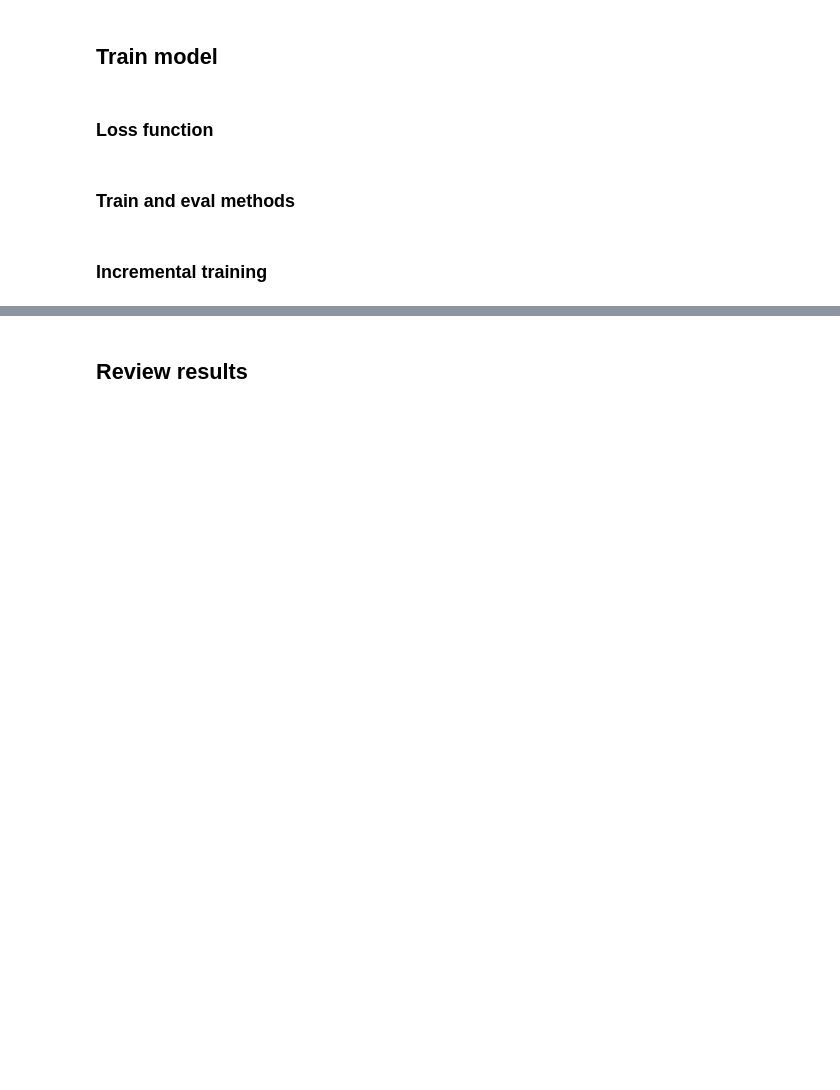
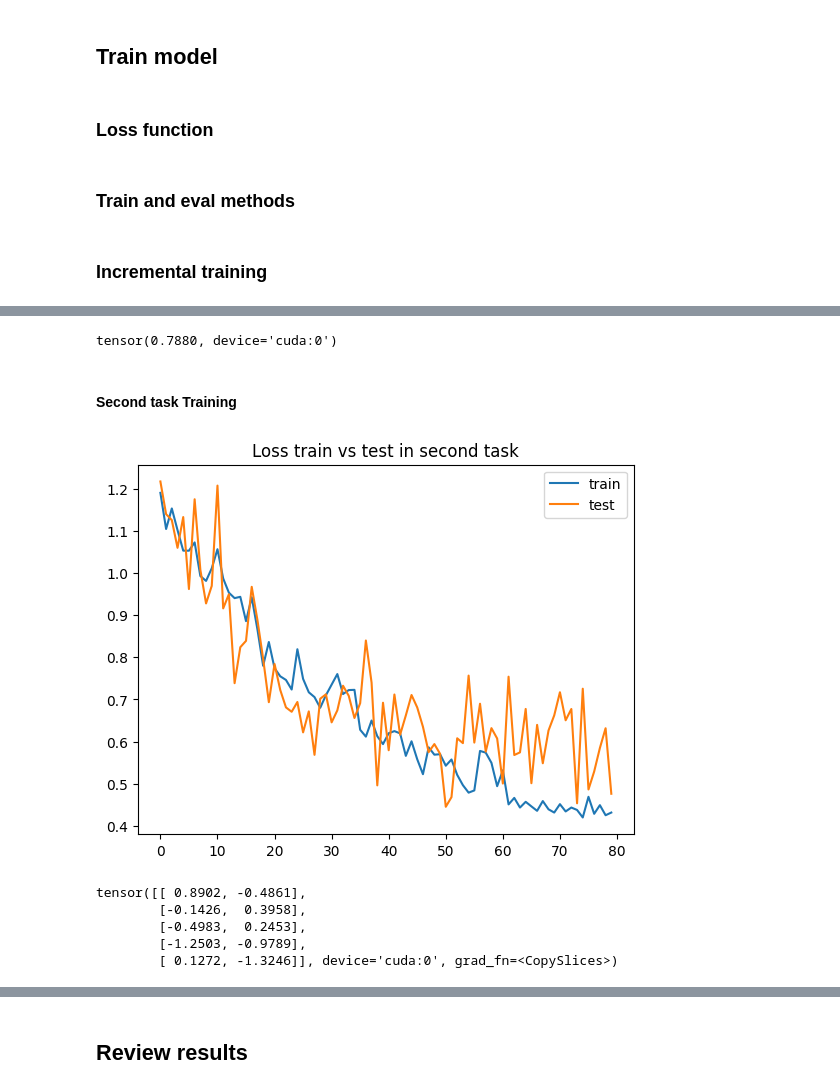
Before and after one commit to DavidFM43/CIL_Survey, a Jupyter notebook: experiment_metric_learning.ipynb, the cells around one changed output, grey strips where cells are left out. Saved outputs shown, nothing was run; the diff lists cells and outputs as text; code cells hidden in the pictures; blank space fills up the shorter version.

```diff
--- a/experiment_metric_learning.ipynb
+++ b/experiment_metric_learning.ipynb
@@ -334,0 +423,25 @@ preds = classify(x, embds)
+# %%
+acc_task1 = accuracy(pred, y)
+acc_task1
+# %% [output]
+tensor(0.7880, device='cuda:0')
+# %% [markdown]
+#### Second task Training
+# %%
+tlosses_task2, elosses_task2, embs_task2 = incremental_train(task=1)
+# %%
+plt.plot(tlosses_task2, label="train")
+plt.plot(elosses_task2, label="test")
+plt.title("Loss train vs test in second task")
+plt.legend()
+plt.plot();
+# %% [output]
+[figure, added]
+# %%
+print(embs_task2)
+# %% [output]
+tensor([[ 0.8902, -0.4861],
+        [-0.1426,  0.3958],
+        [-0.4983,  0.2453],
+        [-1.2503, -0.9789],
+        [ 0.1272, -1.3246]], device='cuda:0', grad_fn=<CopySlices>)
```
Also changed, not shown: parts of 25 cells of this notebook.
